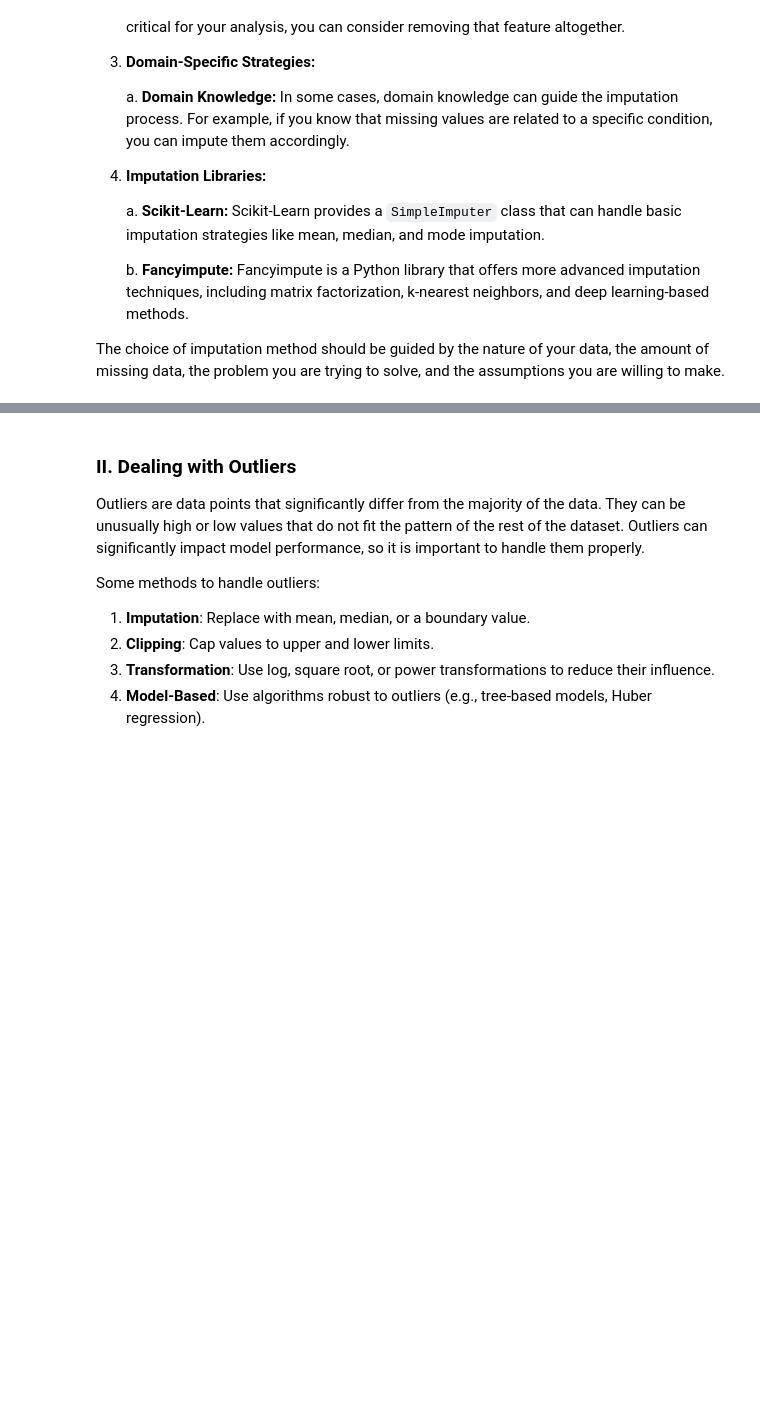
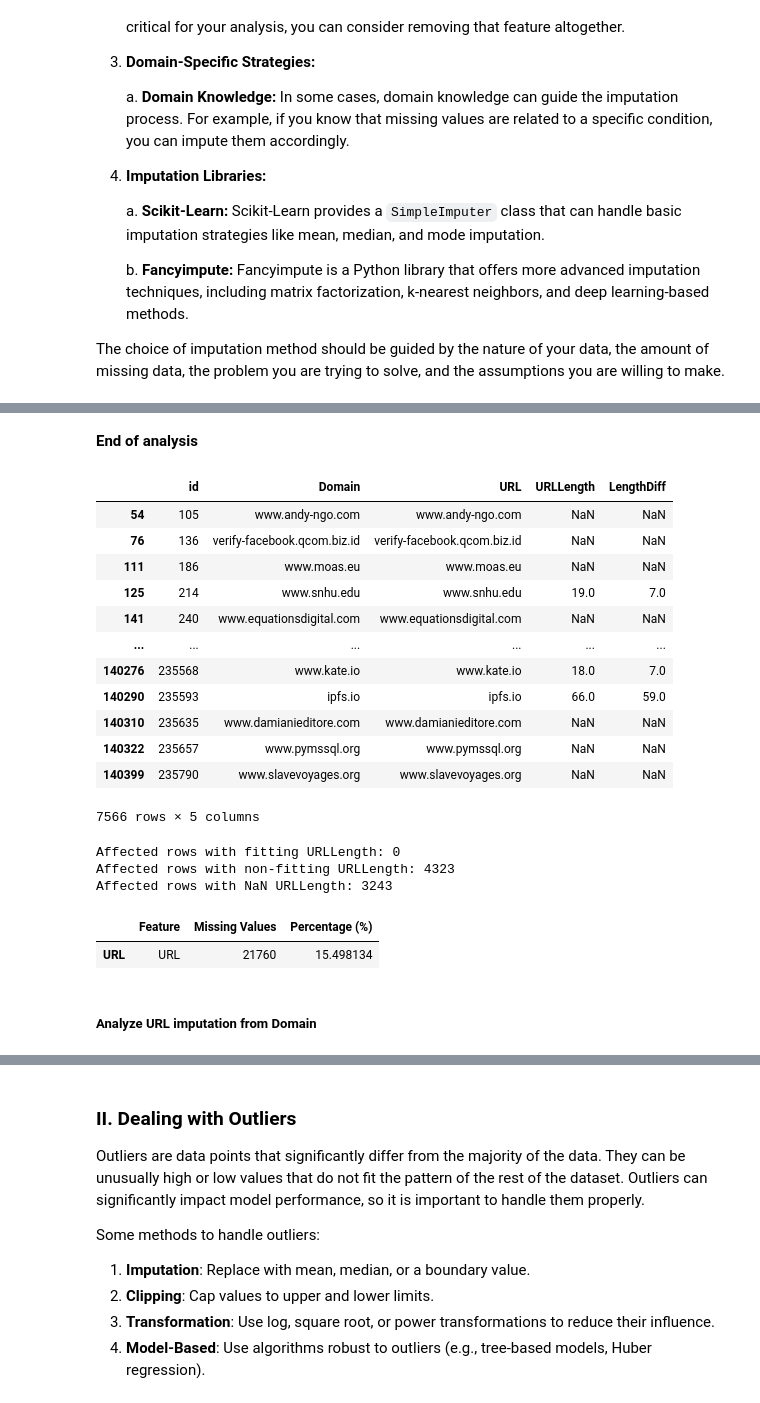
Before and after one commit to IlllIllIIIlIlIll/Traienta_IF3070, a Jupyter notebook: src/public/Tubes2_Kelompok30.ipynb, the cells around one changed output, grey strips where cells are left out. Cells and saved outputs as stored; diff of their text form; code cells hidden in the pictures; blank space fills up the shorter version.

```diff
--- a/src/public/Tubes2_Kelompok30.ipynb
+++ b/src/public/Tubes2_Kelompok30.ipynb
@@ -172,0 +394,28 @@ label                             0.000000
+# %% [markdown]
+**End of analysis**
+# %%
+# Fill missing URL with Domain
+train_set, affected_URL = fill_missing_url_domain(train_set)
+
+missing_data_summary(train_set[['URL']])
+# %% [output]
+|  | id | Domain | URL | URLLength | LengthDiff |
+| 54 | 105 | www.andy-ngo.com | www.andy-ngo.com | NaN | NaN |
+| 76 | 136 | verify-facebook.qcom.biz.id | verify-facebook.qcom.biz.id | NaN | NaN |
+| 111 | 186 | www.moas.eu | www.moas.eu | NaN | NaN |
+| 125 | 214 | www.snhu.edu | www.snhu.edu | 19.0 | 7.0 |
+| 141 | 240 | www.equationsdigital.com | www.equationsdigital.com | NaN | NaN |
+| ... | ... | ... | ... | ... | ... |
+| 140276 | 235568 | www.kate.io | www.kate.io | 18.0 | 7.0 |
+| 140290 | 235593 | ipfs.io | ipfs.io | 66.0 | 59.0 |
+| 140310 | 235635 | www.damianieditore.com | www.damianieditore.com | NaN | NaN |
+| 140322 | 235657 | www.pymssql.org | www.pymssql.org | NaN | NaN |
+| 140399 | 235790 | www.slavevoyages.org | www.slavevoyages.org | NaN | NaN |
+7566 rows × 5 columns
+Affected rows with fitting URLLength: 0
+Affected rows with non-fitting URLLength: 4323
+Affected rows with NaN URLLength: 3243
+|  | Feature | Missing Values | Percentage (%) |
+| URL | URL | 21760 | 15.498134 |
+# %% [markdown]
+##### Analyze URL imputation from Domain
```
Also changed, not shown: parts of 25 cells of this notebook.
